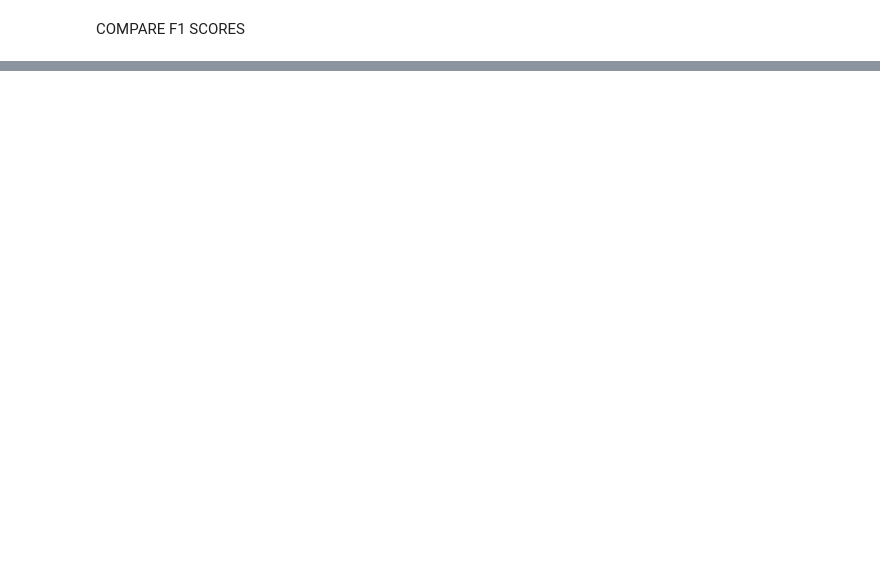
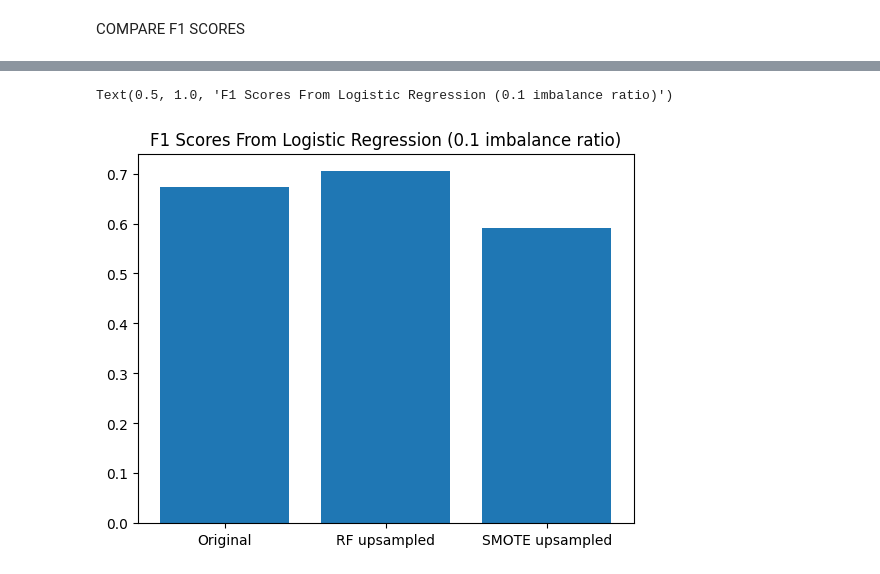
Before and after one commit to rhodes-byu/RF-Overample, a Jupyter notebook: rfoversample-testing2.ipynb, the cells around one changed output, grey strips where cells are left out. Saved outputs shown, nothing was run; the diff lists cells and outputs as text; code cells hidden in the pictures; blank space fills up the shorter version.

```diff
--- a/rfoversample-testing2.ipynb
+++ b/rfoversample-testing2.ipynb
@@ -40,0 +114,40 @@ NameError: name 'RFOversampler' is not defined
+# %%
+def Compare_LR_F1scores(OG_x_train, OG_y_train, RF_x_train_upsampled, RF_y_train_upsampled, SM_x_train_upsampled, SM_y_train_upsampled, x_test, y_test):
+
+    score_OG = None
+    score_RF_upsampled = None
+    score_SM_upsampled = None
+
+    #train, fit, and predict original points
+    original_LR = LogisticRegression(class_weight='balanced')
+    original_LR.fit(OG_x_train, OG_y_train)
+    y_pred_original = original_LR.predict(x_test)
+
+    #train, fit, and predict points upsampled by Random Forest Upsampler
+    RF_upsampled_LR = LogisticRegression()
+    RF_upsampled_LR.fit(RF_x_train_upsampled, RF_y_train_upsampled)
+    y_pred_RF_upsampled = RF_upsampled_LR.predict(x_test)
+
+    #train, fit, and predict points upsampled by SMOTE
+    SM_upsampled_LR = LogisticRegression()
+    SM_upsampled_LR.fit(SM_x_train_upsampled, SM_y_train_upsampled)
+    y_pred_SM_upsampled = SM_upsampled_LR.predict(x_test)
+
+    #append f1 scores
+    score_OG = f1_score(y_test, y_pred_original, average='binary')
+    score_RF_upsampled = f1_score(y_test, y_pred_RF_upsampled, average='binary')
+    score_SM_upsampled = f1_score(y_test, y_pred_SM_upsampled, average='binary')
+
+    return score_OG, score_RF_upsampled, score_SM_upsampled
+# %%
+#F1 scores for the original, RF upsampled, and SMOTE upsampled datasets (from Logistic Regression)
+score_OG_LogisticR, score_RF_upsampled_LogisticR, score_SM_upsampled_LogisticR = Compare_LR_F1scores(x_train_imbal, y_train_imbal,
+                                                                          RF_upsampled_x_train, RF_upsampled_y_train,
+                                                                          SM_upsampled_x_train, SM_upsampled_y_train,
+                                                                          x_test, y_test)
+# %%
+plt.bar(x=['Original', 'RF upsampled', 'SMOTE upsampled'], height=[score_OG_LogisticR, score_RF_upsampled_LogisticR, score_SM_upsampled_LogisticR])
+plt.title('F1 Scores From Logistic Regression (0.1 imbalance ratio)')
+# %% [output]
+Text(0.5, 1.0, 'F1 Scores From Logistic Regression (0.1 imbalance ratio)')
+[figure, added]
```
Also changed, not shown: parts of 6 cells of this notebook, 1 other file.
